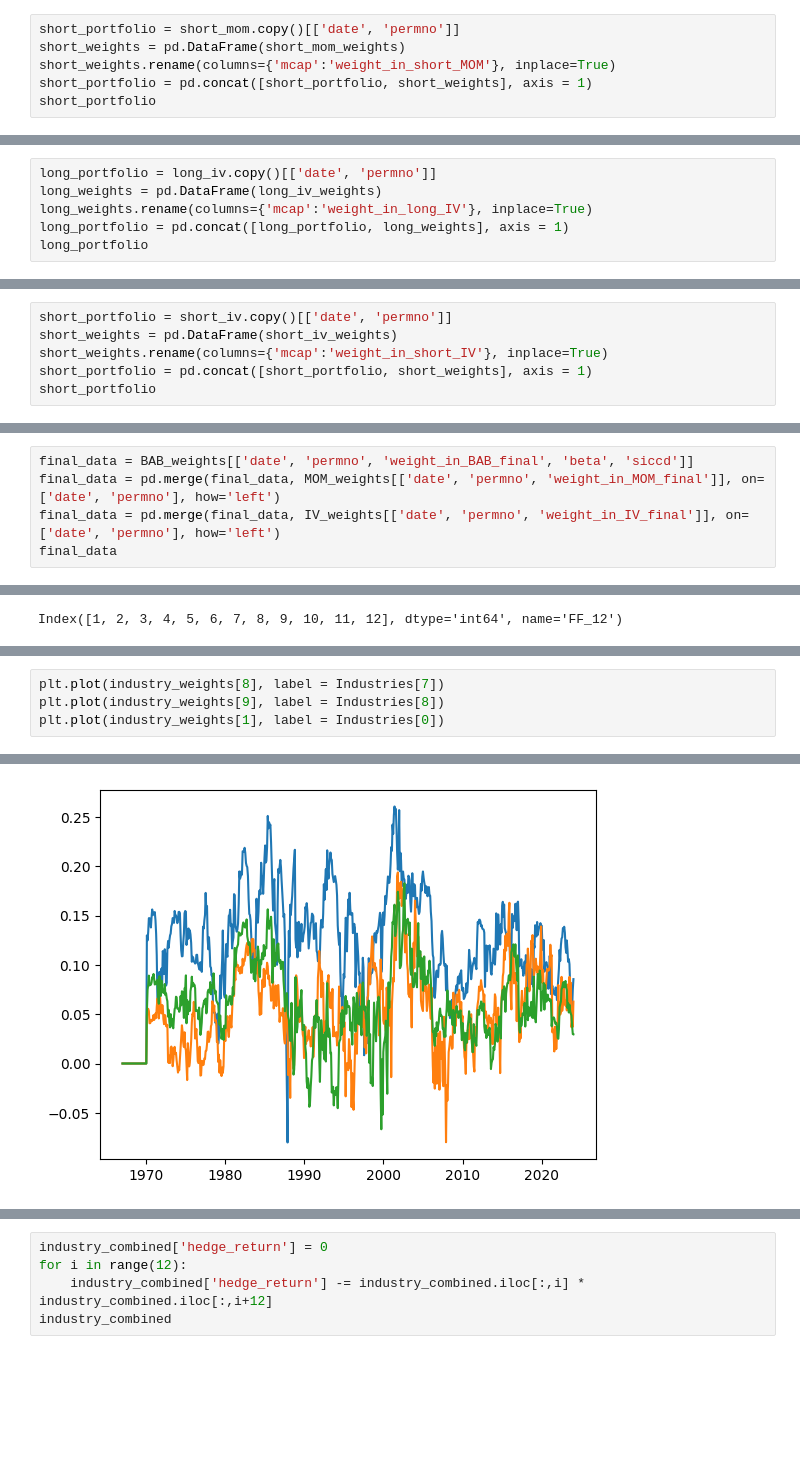
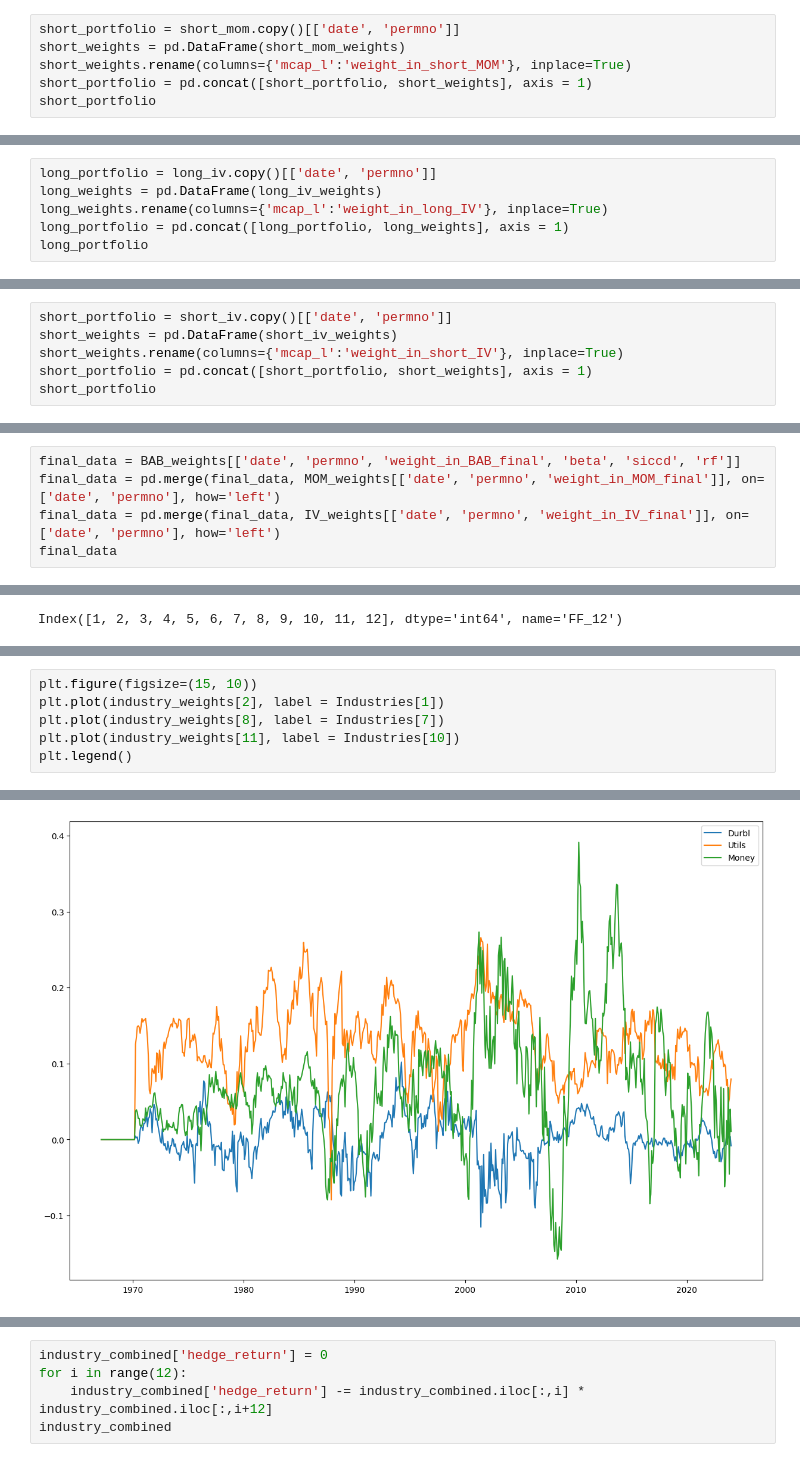
Before and after one commit to ekaterina-borisova/Investments_Project, a Jupyter notebook: project.ipynb, the cells around one changed output, grey strips where cells are left out. Saved outputs shown, nothing was run; the diff lists cells and outputs as text; blank space fills up the shorter version.

Commit message:
update figures

```diff
--- a/project.ipynb
+++ b/project.ipynb
@@ -1081,7 +1084,7 @@ long_portfolio
 # %%
 short_portfolio = short_mom.copy()[['date', 'permno']]
 short_weights = pd.DataFrame(short_mom_weights)
-short_weights.rename(columns={'mcap':'weight_in_short_MOM'}, inplace=True)
+short_weights.rename(columns={'mcap_l':'weight_in_short_MOM'}, inplace=True)
 short_portfolio = pd.concat([short_portfolio, short_weights], axis = 1)
 short_portfolio
 # %% [output]
@@ -1136,6 +1151,6 @@ MOM_weights['weight_in_MOM'] = MOM_weights['weight_in_long_MOM'] - MOM_weights['
 # %%
 long_portfolio = long_iv.copy()[['date', 'permno']]
 long_weights = pd.DataFrame(long_iv_weights)
-long_weights.rename(columns={'mcap':'weight_in_long_IV'}, inplace=True)
+long_weights.rename(columns={'mcap_l':'weight_in_long_IV'}, inplace=True)
 long_portfolio = pd.concat([long_portfolio, long_weights], axis = 1)
 long_portfolio
@@ -1142,6 +1171,6 @@ long_portfolio
 # %%
 short_portfolio = short_iv.copy()[['date', 'permno']]
 short_weights = pd.DataFrame(short_iv_weights)
-short_weights.rename(columns={'mcap':'weight_in_short_IV'}, inplace=True)
+short_weights.rename(columns={'mcap_l':'weight_in_short_IV'}, inplace=True)
 short_portfolio = pd.concat([short_portfolio, short_weights], axis = 1)
 short_portfolio
@@ -1194,7 +1251,7 @@ IV_weights['weight_in_IV_final'] = IV_weights['weight_in_IV'] * IV_weights['RP_I
 
 # IV_weights.iloc[300:310]
 # %%
-final_data = BAB_weights[['date', 'permno', 'weight_in_BAB_final', 'beta', 'siccd']]
+final_data = BAB_weights[['date', 'permno', 'weight_in_BAB_final', 'beta', 'siccd', 'rf']]
 final_data = pd.merge(final_data, MOM_weights[['date', 'permno', 'weight_in_MOM_final']], on=['date', 'permno'], how='left')
 final_data = pd.merge(final_data, IV_weights[['date', 'permno', 'weight_in_IV_final']], on=['date', 'permno'], how='left')
 final_data
@@ -1284,5 +1375,7 @@ Index([1, 2, 3, 4, 5, 6, 7, 8, 9, 10, 11, 12], dtype='int64', name='FF_12')
 # %%
+plt.figure(figsize=(15, 10))
+plt.plot(industry_weights[2], label = Industries[1])
 plt.plot(industry_weights[8], label = Industries[7])
-plt.plot(industry_weights[9], label = Industries[8])
-plt.plot(industry_weights[1], label = Industries[0])
+plt.plot(industry_weights[11], label = Industries[10])
+plt.legend()
 # %% [output]
@@ -1290,4 +1383,4 @@ plt.plot(industry_weights[1], label = Industries[0])
-[figure, old version]
+[figure, new version]
 # %%
 industry_weights['date'] = industry_weights.index
 industry_weights['date'] = industry_weights['date'].apply(lambda x: x.strftime('%Y-%m'))
```
Also changed, not shown: parts of 24 cells of this notebook.
